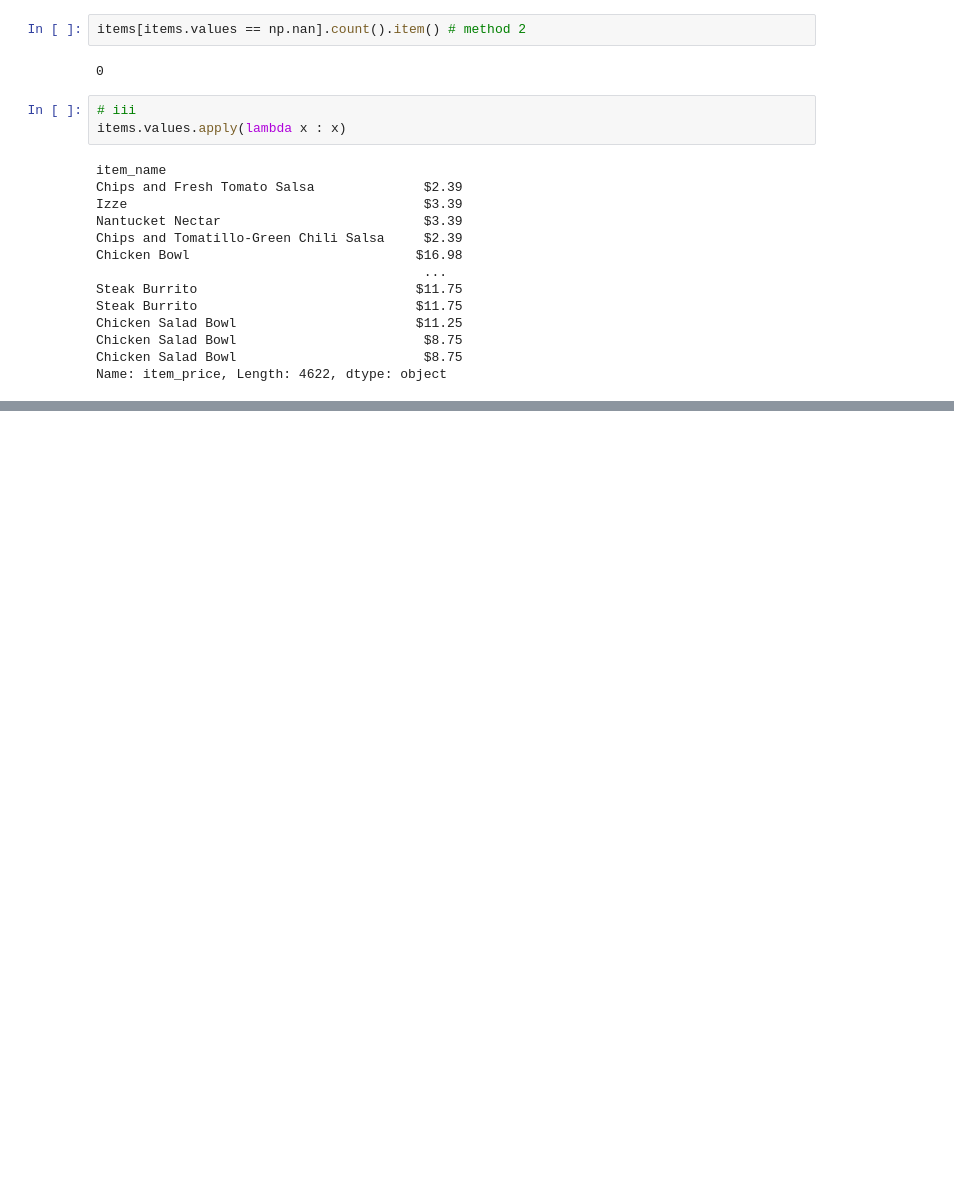
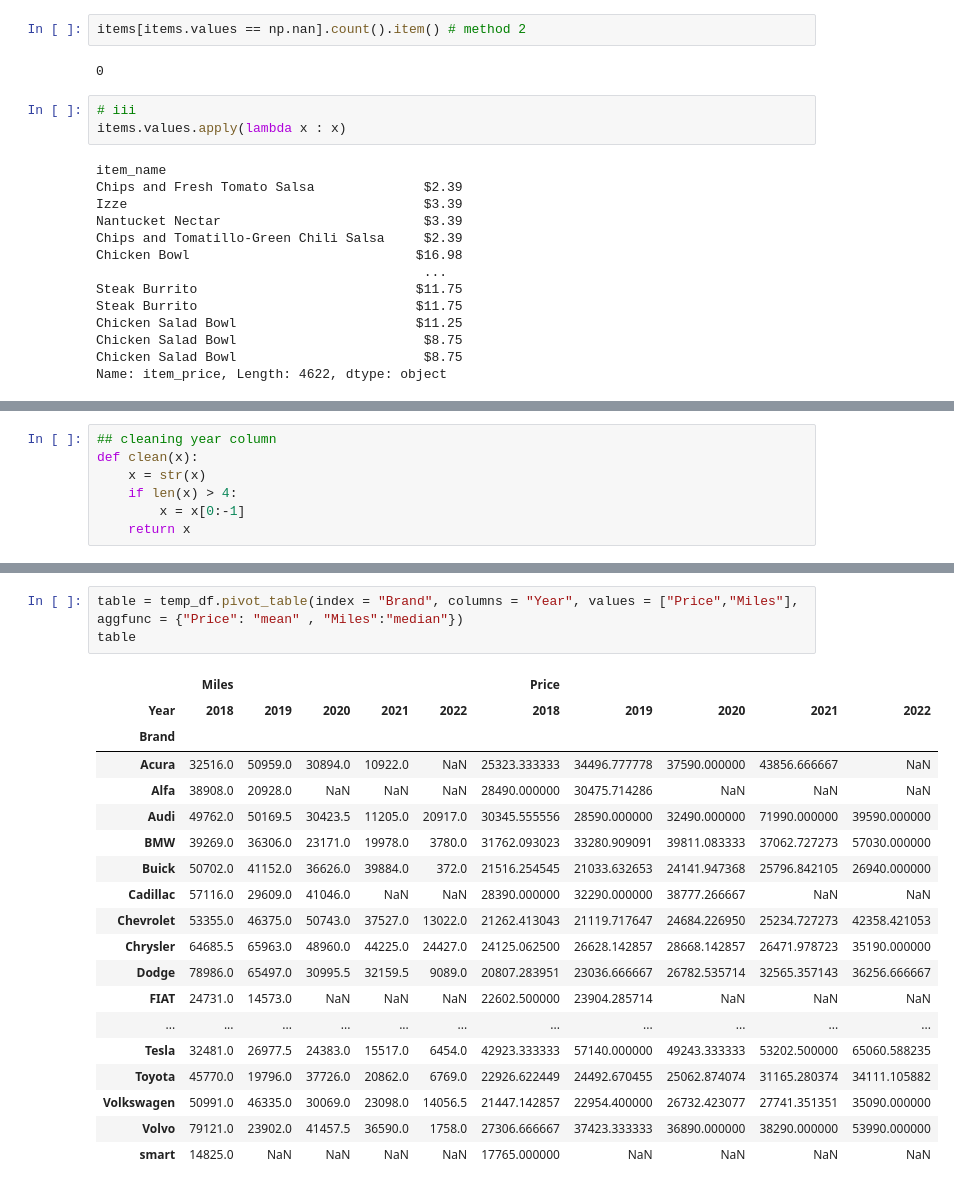
Before and after one commit to vaishnavipatel2805/Python_Libraries_Practice-, a Jupyter notebook: Pandas/Pandas_exercise.ipynb, the cells around one changed output, grey strips where cells are left out. Saved outputs shown, nothing was run; the diff lists cells and outputs as text; blank space fills up the shorter version.

```diff
--- a/Pandas/Pandas_exercise.ipynb
+++ b/Pandas/Pandas_exercise.ipynb
@@ -226,0 +252,7 @@ Name: item_price, Length: 4622, dtype: object
+# %%
+## cleaning year column
+def clean(x):
+    x = str(x)
+    if len(x) > 4:
+        x = x[0:-1]
+    return x
@@ -226,0 +301,23 @@ Name: item_price, Length: 4622, dtype: object
+# %%
+table = temp_df.pivot_table(index = "Brand", columns = "Year", values = ["Price","Miles"], aggfunc = {"Price": "mean" , "Miles":"median"})
+table
+# %% [output]
+|  | Miles |  |  |  |  | Price |  |  |  |  |
+| Year | 2018 | 2019 | 2020 | 2021 | 2022 | 2018 | 2019 | 2020 | 2021 | 2022 |
+| Brand |  |  |  |  |  |  |  |  |  |  |
+| Acura | 32516.0 | 50959.0 | 30894.0 | 10922.0 | NaN | 25323.333333 | 34496.777778 | 37590.000000 | 43856.666667 | NaN |
+| Alfa | 38908.0 | 20928.0 | NaN | NaN | NaN | 28490.000000 | 30475.714286 | NaN | NaN | NaN |
+| Audi | 49762.0 | 50169.5 | 30423.5 | 11205.0 | 20917.0 | 30345.555556 | 28590.000000 | 32490.000000 | 71990.000000 | 39590.000000 |
+| BMW | 39269.0 | 36306.0 | 23171.0 | 19978.0 | 3780.0 | 31762.093023 | 33280.909091 | 39811.083333 | 37062.727273 | 57030.000000 |
+| Buick | 50702.0 | 41152.0 | 36626.0 | 39884.0 | 372.0 | 21516.254545 | 21033.632653 | 24141.947368 | 25796.842105 | 26940.000000 |
+| Cadillac | 57116.0 | 29609.0 | 41046.0 | NaN | NaN | 28390.000000 | 32290.000000 | 38777.266667 | NaN | NaN |
+| Chevrolet | 53355.0 | 46375.0 | 50743.0 | 37527.0 | 13022.0 | 21262.413043 | 21119.717647 | 24684.226950 | 25234.727273 | 42358.421053 |
+| Chrysler | 64685.5 | 65963.0 | 48960.0 | 44225.0 | 24427.0 | 24125.062500 | 26628.142857 | 28668.142857 | 26471.978723 | 35190.000000 |
+| Dodge | 78986.0 | 65497.0 | 30995.5 | 32159.5 | 9089.0 | 20807.283951 | 23036.666667 | 26782.535714 | 32565.357143 | 36256.666667 |
+| FIAT | 24731.0 | 14573.0 | NaN | NaN | NaN | 22602.500000 | 23904.285714 | NaN | NaN | NaN |
+| ... | ... | ... | ... | ... | ... | ... | ... | ... | ... | ... |
+| Tesla | 32481.0 | 26977.5 | 24383.0 | 15517.0 | 6454.0 | 42923.333333 | 57140.000000 | 49243.333333 | 53202.500000 | 65060.588235 |
+| Toyota | 45770.0 | 19796.0 | 37726.0 | 20862.0 | 6769.0 | 22926.622449 | 24492.670455 | 25062.874074 | 31165.280374 | 34111.105882 |
+| Volkswagen | 50991.0 | 46335.0 | 30069.0 | 23098.0 | 14056.5 | 21447.142857 | 22954.400000 | 26732.423077 | 27741.351351 | 35090.000000 |
+| Volvo | 79121.0 | 23902.0 | 41457.5 | 36590.0 | 1758.0 | 27306.666667 | 37423.333333 | 36890.000000 | 38290.000000 | 53990.000000 |
+| smart | 14825.0 | NaN | NaN | NaN | NaN | 17765.000000 | NaN | NaN | NaN | NaN |
```
Also changed, not shown: parts of 9 cells of this notebook, 1 other file.
